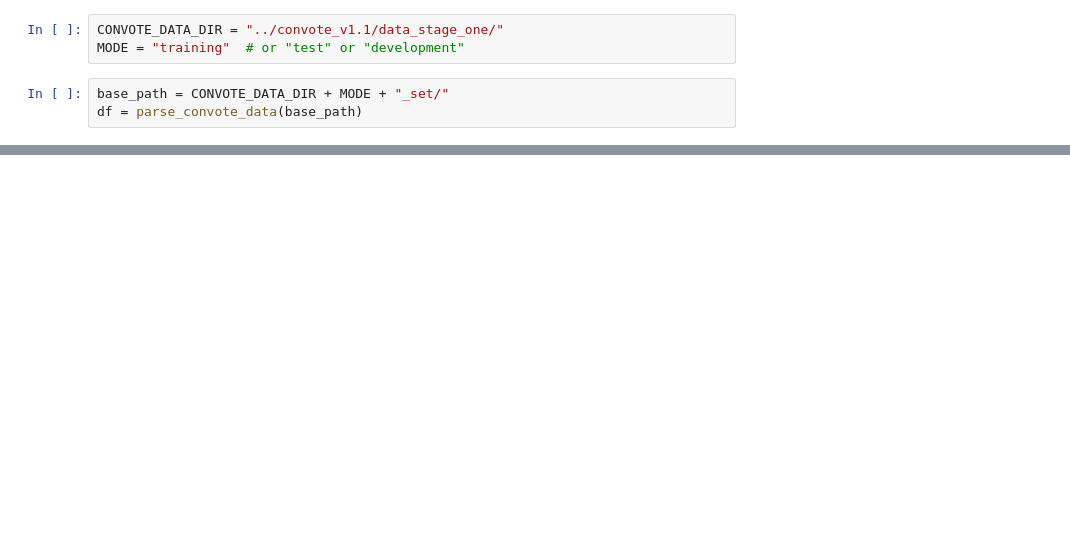
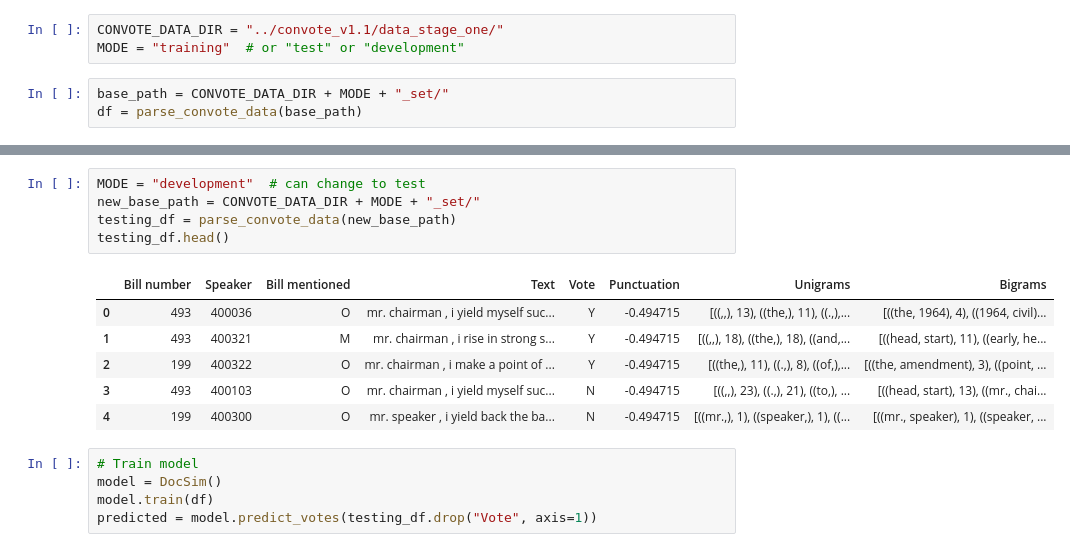
Before and after one commit to rosalg/cs224u-final-project, a Jupyter notebook: src/Main_code.ipynb, the cells around one changed output, grey strips where cells are left out. Cells and saved outputs as stored; diff of their text form; blank space fills up the shorter version.

```diff
--- a/src/Main_code.ipynb
+++ b/src/Main_code.ipynb
@@ -83,0 +368,17 @@ print("Accuracy of SimpleNN:", num_corr / num_tot)
+# %%
+MODE = "development"  # can change to test
+new_base_path = CONVOTE_DATA_DIR + MODE + "_set/"
+testing_df = parse_convote_data(new_base_path)
+testing_df.head()
+# %% [output]
+|  | Bill number | Speaker | Bill mentioned | Text | Vote | Punctuation | Unigrams | Bigrams |
+| 0 | 493 | 400036 | O | mr. chairman , i yield myself suc... | Y | -0.494715 | [((,,), 13), ((the,), 11), ((.,),... | [((the, 1964), 4), ((1964, civil)... |
+| 1 | 493 | 400321 | M | mr. chairman , i rise in strong s... | Y | -0.494715 | [((,,), 18), ((the,), 18), ((and,... | [((head, start), 11), ((early, he... |
+| 2 | 199 | 400322 | O | mr. chairman , i make a point of ... | Y | -0.494715 | [((the,), 11), ((.,), 8), ((of,),... | [((the, amendment), 3), ((point, ... |
+| 3 | 493 | 400103 | O | mr. chairman , i yield myself suc... | N | -0.494715 | [((,,), 23), ((.,), 21), ((to,), ... | [((head, start), 13), ((mr., chai... |
+| 4 | 199 | 400300 | O | mr. speaker , i yield back the ba... | N | -0.494715 | [((mr.,), 1), ((speaker,), 1), ((... | [((mr., speaker), 1), ((speaker, ... |
+# %%
+# Train model
+model = DocSim()
+model.train(df)
+predicted = model.predict_votes(testing_df.drop("Vote", axis=1))
```
Also changed, not shown: parts of 31 cells of this notebook, 10 other files.
